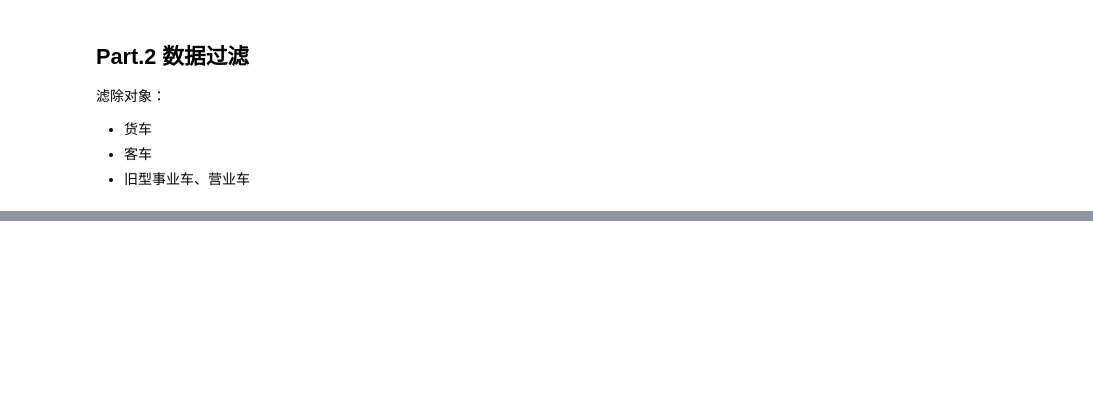
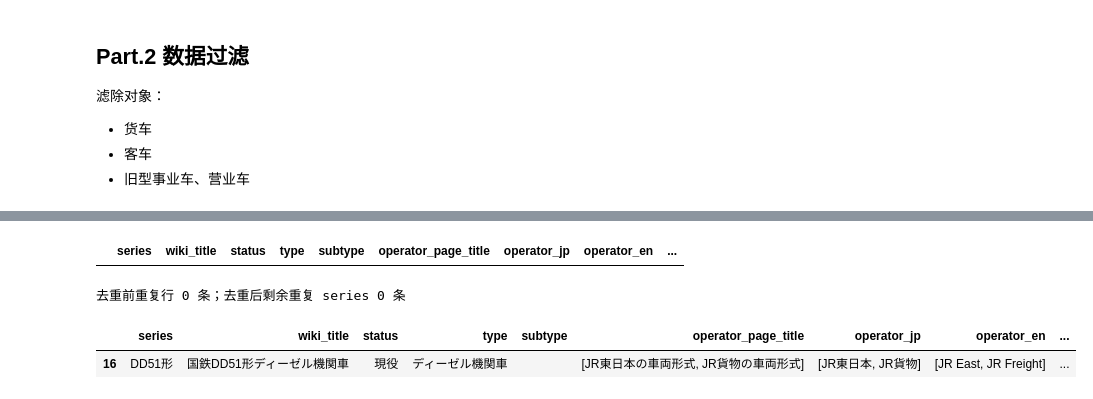
Before and after one commit to SniperPigeon/wakareeru, a Jupyter notebook: src/crawler/model_parse.ipynb, the cells around one changed output, grey strips where cells are left out. Drawn from its saved outputs; the diff is of its cells as text; code cells hidden in the pictures; blank space fills up the shorter version.

Commit message:
update merge logic for operators

```diff
--- a/src/crawler/model_parse.ipynb
+++ b/src/crawler/model_parse.ipynb
@@ -347,4 +339,65 @@ subtype
 Name: count, dtype: int64
+# %%
+# 按 series 去重：同一车型可能同时出现在多个 JR 来源页，保留一行并合并 operator 信息。
+def _as_list(value):
+    if isinstance(value, list):
+        return value
+    if pd.isna(value):
+        return []
+    return [value]
+
+
+def _extend_unique(items: list, values) -> None:
+    for value in _as_list(values):
+        if value not in items:
+            items.append(value)
+
+
+def _row_quality(row: pd.Series) -> tuple:
+    title = row.get("wiki_title") or ""
+    full_name = row.get("full_name") or ""
+    return (
+        title != row.get("series"),
+        len(title),
+        len(full_name),
+        pd.notna(row.get("subtype")),
+    )
+
+
+duplicate_rows = final_df[final_df.duplicated(subset=["series"], keep=False)]
+display(duplicate_rows)
+
+merged_rows = []
+for _, group in final_df.groupby("series", sort=False):
+    if len(group) == 1:
+        merged_rows.append(group.iloc[0].copy())
+        continue
+
+    # 主行选信息量更高的标题；operator/page 信息从所有重复行合并。
+    base = group.loc[max(group.index, key=lambda idx: _row_quality(group.loc[idx]))].copy()
+    for col in ["operator_page_title", "operator_jp", "operator_en"]:
+        merged = []
+        for value in group[col]:
+            _extend_unique(merged, value)
+        base[col] = merged
+
+    for col in ["status", "type", "subtype", "wiki_title", "full_name"]:
+        if pd.isna(base[col]) or base[col] == "":
+            first_valid = group[col].dropna()
+            if not first_valid.empty:
+                base[col] = first_valid.iloc[0]
+
+    merged_rows.append(base)
+
+final_df = pd.DataFrame(merged_rows).reset_index(drop=True)
+
+print(f"去重前重复行 {len(duplicate_rows)} 条；去重后剩余重复 series {final_df.duplicated(subset=['series']).sum()} 条")
+final_df[final_df["series"] == "DD51形"]
+# %% [output]
+|  | series | wiki_title | status | type | subtype | operator_page_title | operator_jp | operator_en | ... |
+去重前重复行 0 条；去重后剩余重复 series 0 条
+|  | series | wiki_title | status | type | subtype | operator_page_title | operator_jp | operator_en | ... |
+| 16 | DD51形 | 国鉄DD51形ディーゼル機関車 | 現役 | ディーゼル機関車 |  | [JR東日本の車両形式, JR貨物の車両形式] | [JR東日本, JR貨物] | [JR East, JR Freight] | ... |
 # %%
 os.makedirs(os.path.join(PROJECT_ROOT, "data"), exist_ok=True)
 export_df = final_df.copy()
```
Also changed, not shown: parts of 9 cells of this notebook.
